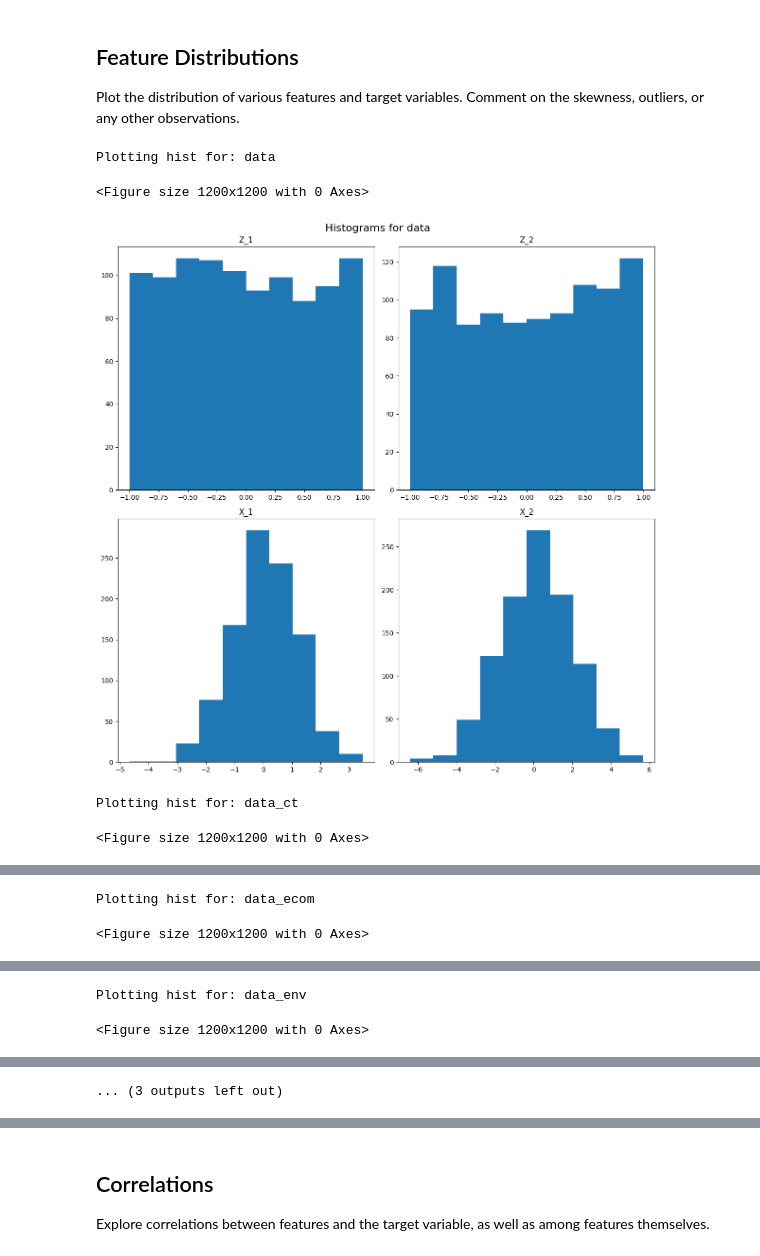
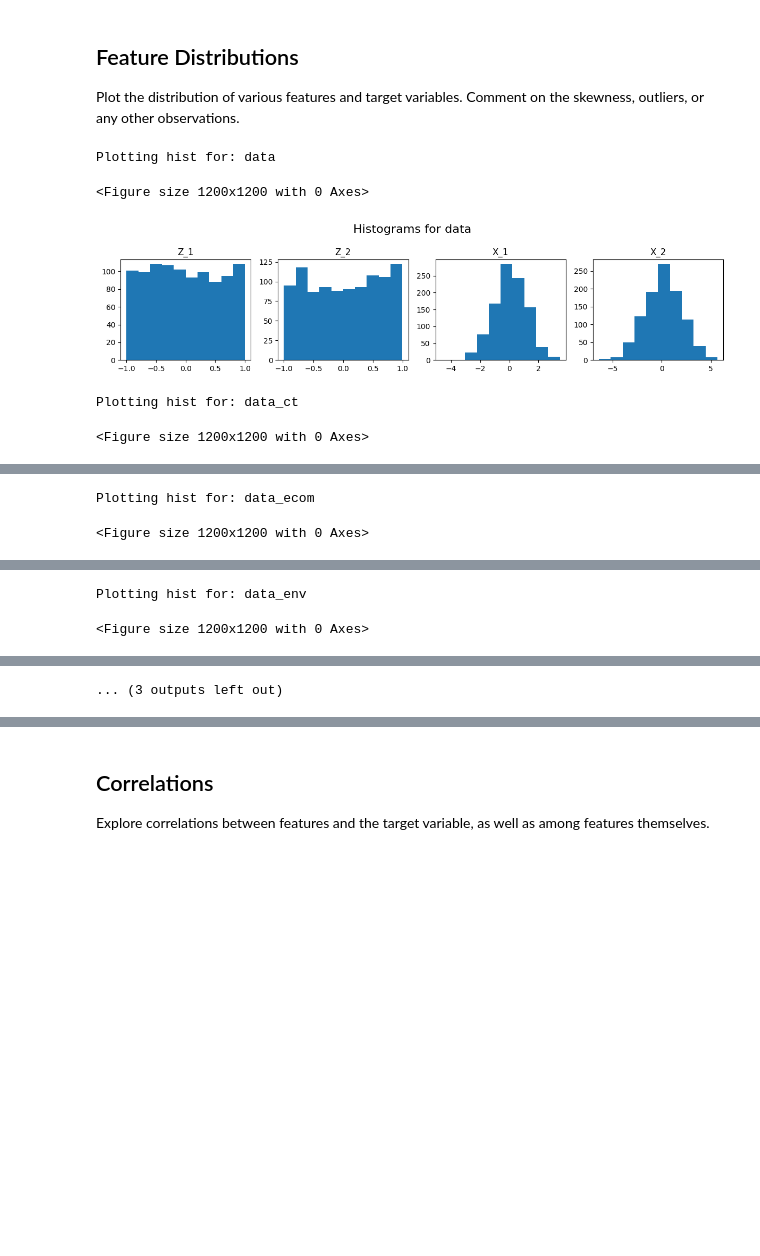
Before and after one commit to irisyyl/Casual_Inference_causal_direction_iv, a Jupyter notebook: 1_DatasetCharacteristics/exploratory_data_analysis.ipynb, the cells around one changed output, grey strips where cells are left out. Cells and saved outputs as stored; diff of their text form; code cells hidden in the pictures; blank space fills up the shorter version.

```diff
--- a/1_DatasetCharacteristics/exploratory_data_analysis.ipynb
+++ b/1_DatasetCharacteristics/exploratory_data_analysis.ipynb
@@ -145,15 +145,15 @@ Plot the distribution of various features and target variables. Comment on the s
 # %%
 # Plotting histograms of all numerical features
 for name, df in datasets.items():
     print(f"\nPlotting hist for: {name}")
     plt.figure(figsize=(12, 12))
-    df.hist(figsize=(12, 12), grid=False)
+    df.hist(figsize=(12,3), grid=False, layout=(1, 4))
     plt.suptitle(f"Histograms for {name}", fontsize=16)
     plt.tight_layout()
     plt.show()
 # %% [output]
 Plotting hist for: data
 <Figure size 1200x1200 with 0 Axes>
-[figure, old version]
+[figure, new version]
 Plotting hist for: data_ct
 <Figure size 1200x1200 with 0 Axes>
```
Also changed, not shown: parts of 6 cells of this notebook.
